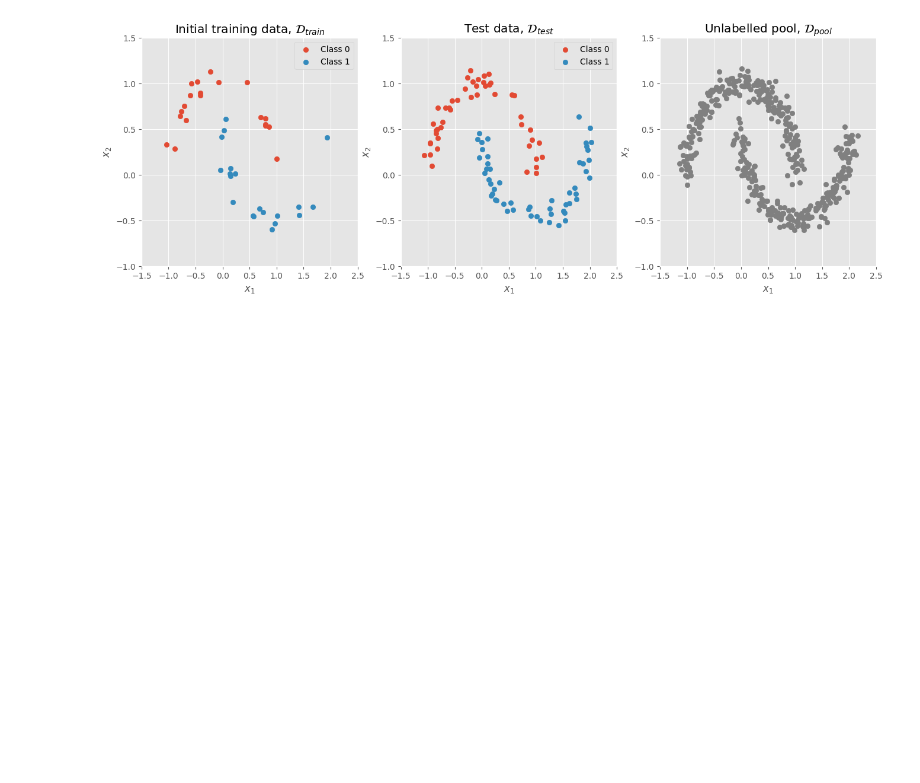
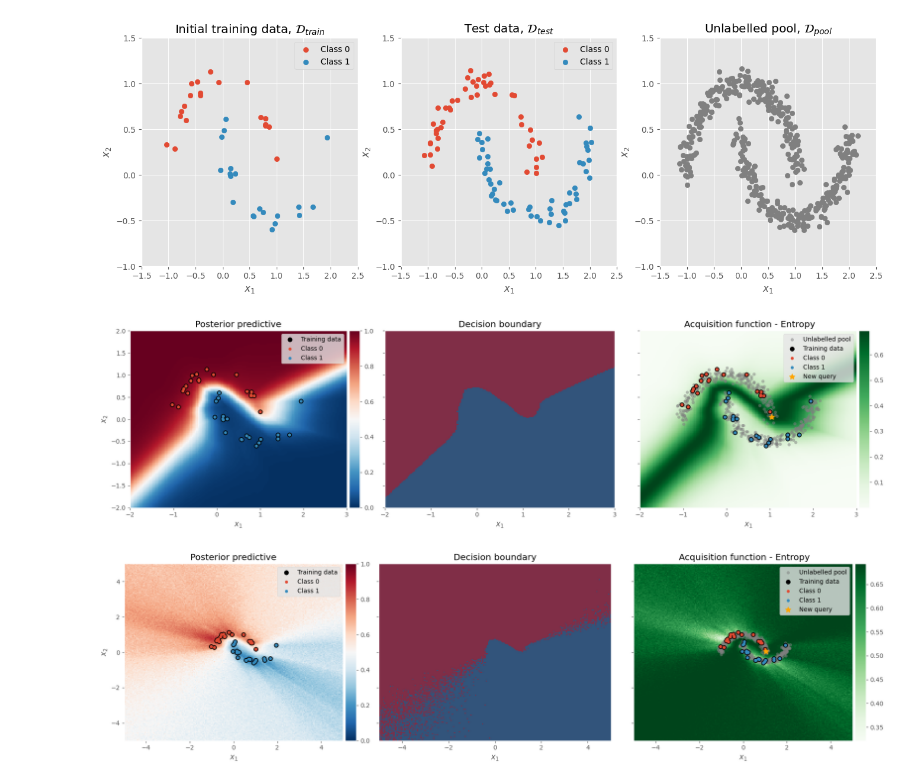
Before and after one commit to albertkjoller/abdl, a Jupyter notebook: notebooks/2D_LLLA.ipynb, the cells around one changed output. Saved outputs shown, nothing was run; the diff lists cells and outputs as text; code cells hidden in the pictures; blank space fills up the shorter version.

```diff
--- a/notebooks/2D_LLLA.ipynb
+++ b/notebooks/2D_LLLA.ipynb
@@ -49,6 +49,7 @@ class SimpleLLLA(nn.Module):
         self.n_posterior_samples    = n_posterior_samples
         self.num_classes            = num_classes
         self.LLLA_fitted            = False
+        self.variance_factor = 1.
 
     def forward(self, x: torch.FloatTensor):
         x = self.feature_extr(x)
@@ -60,7 +61,8 @@ class SimpleLLLA(nn.Module):
         return softmax(outputs, dim=1).numpy()
 
     def predict_posterior_proba(self, x: np.ndarray, seed: int = 0):
-        probs, _   = self.sample(X=x, n_samples=self.n_posterior_samples, seed=seed)
+        posterior_samples   = self.sample(X=x, n_samples=self.n_posterior_samples, seed=seed)
+        probs = softmax(posterior_samples, dim=0).mean(axis=1).T
         return probs
 
     def fit_LLLA(self, Xtrain: torch.FloatTensor, ytrain: torch.LongTensor):
@@ -104,12 +106,12 @@ class SimpleLLLA(nn.Module):
             # See Appendix B.1 of https://arxiv.org/abs/2002.10118 for the detail of the derivation.
             v = torch.diag(z @ self.V @ z.T).reshape(-1, 1, 1) * self.U
 
-            output_dist = MultivariateNormal(Wmap, v)
+            output_dist = MultivariateNormal(Wmap, v * self.variance_factor)
             posterior_samples     = torch.zeros((self.num_classes, n_samples, len(X)))
             for n in range(n_samples):
-                posterior_samples[:, n, :] = softmax(output_dist.rsample(), dim=1).reshape(self.num_classes, -1)
+                posterior_samples[:, n, :] = output_dist.rsample().T
 
-        return posterior_samples.mean(axis=1).reshape(-1, self.num_classes), posterior_samples.cpu().numpy()
+        return posterior_samples
 # %%
 def train_model(model, optimizer, Xtrain, ytrain, Xtest, ytest, epochs, val_step, seed):
     np.random.seed(seed)
@@ -208,7 +210,7 @@ val_step    = 1
 seed        = 0
 # %%
 # Set device for model
-model = SimpleLLLA(alpha=1., n_posterior_samples=5000)
+model = SimpleLLLA(alpha=1., n_posterior_samples=1000)
 model.to(device)
 
 optimizer   = optim.Adam(model.parameters(), lr=lr)
@@ -229,0 +245,31 @@ from src.methods.acquisition_functions import Entropy, Entropy_temp, BALD_temp,
+# %%
+model.predict_proba = model.predict_MAP_proba
+with torch.no_grad():
+    # Define acquisition function
+    acq_fun         = Entropy(query_n_points=None)
+
+    # Get acquisition function score and the items to query
+    _, query_idxs   = acq_fun(Xpool, model=model)
+    next_query      = Xpool[query_idxs[0]]
+
+    # Visualize
+    axs = plot_example(acq_fun, next_query)
+    plt.tight_layout()
+    plt.show()
+
+model.predict_proba = model.predict_posterior_proba
+with torch.no_grad():
+    # Define acquisition function
+    acq_fun         = Entropy(query_n_points=None)
+
+    # Get acquisition function score and the items to query
+    _, query_idxs   = acq_fun(Xpool, model=model)
+    next_query      = Xpool[query_idxs[0]]
+
+    # Visualize
+    axs = plot_example(acq_fun, next_query, P=200, auto_zoom=False, zoom=([-5, 5], [-5, 5]))
+    plt.tight_layout()
+    plt.show()
+# %% [output]
+[figure, added]
+[figure, added]
```
Also changed, not shown: parts of 11 cells of this notebook, 2 other files.
